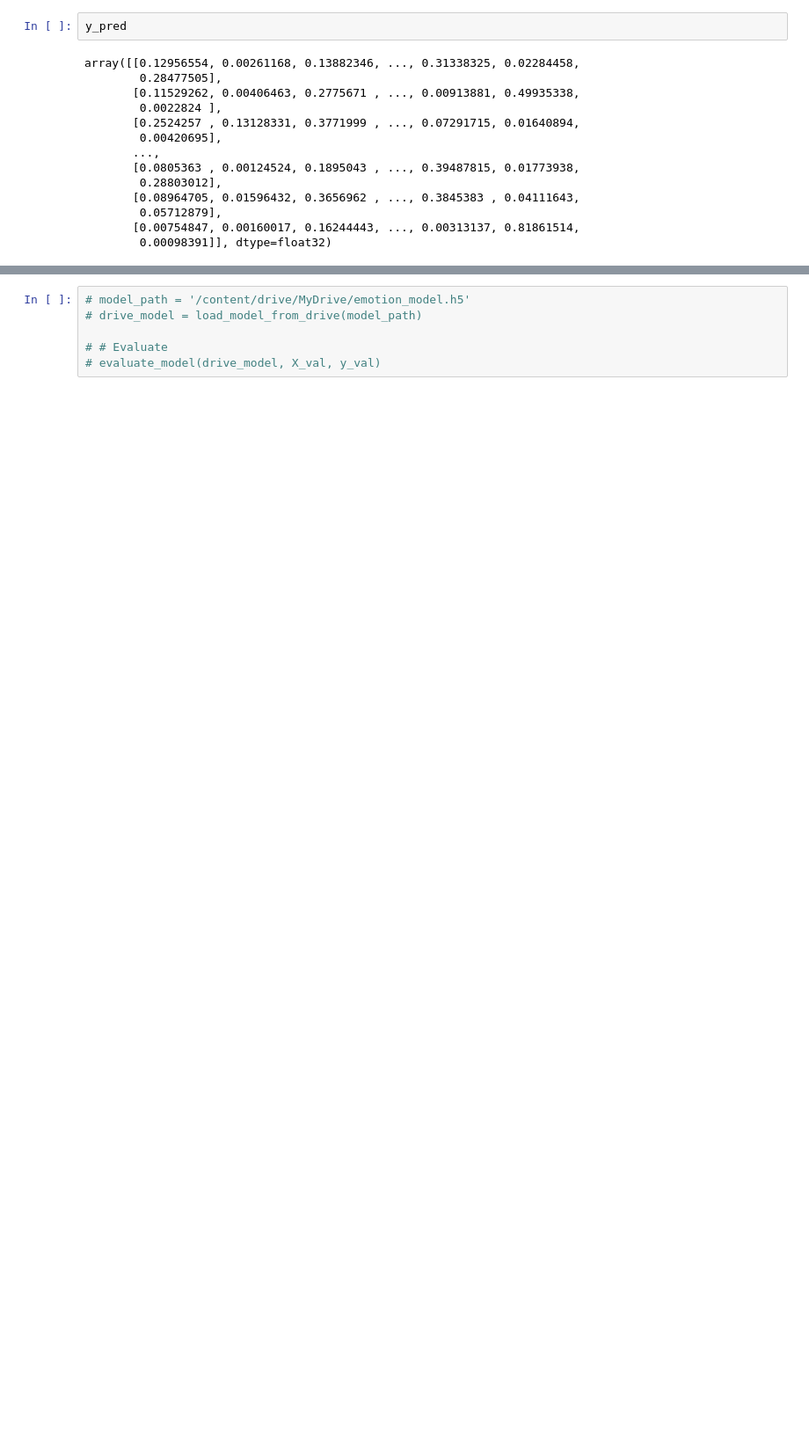
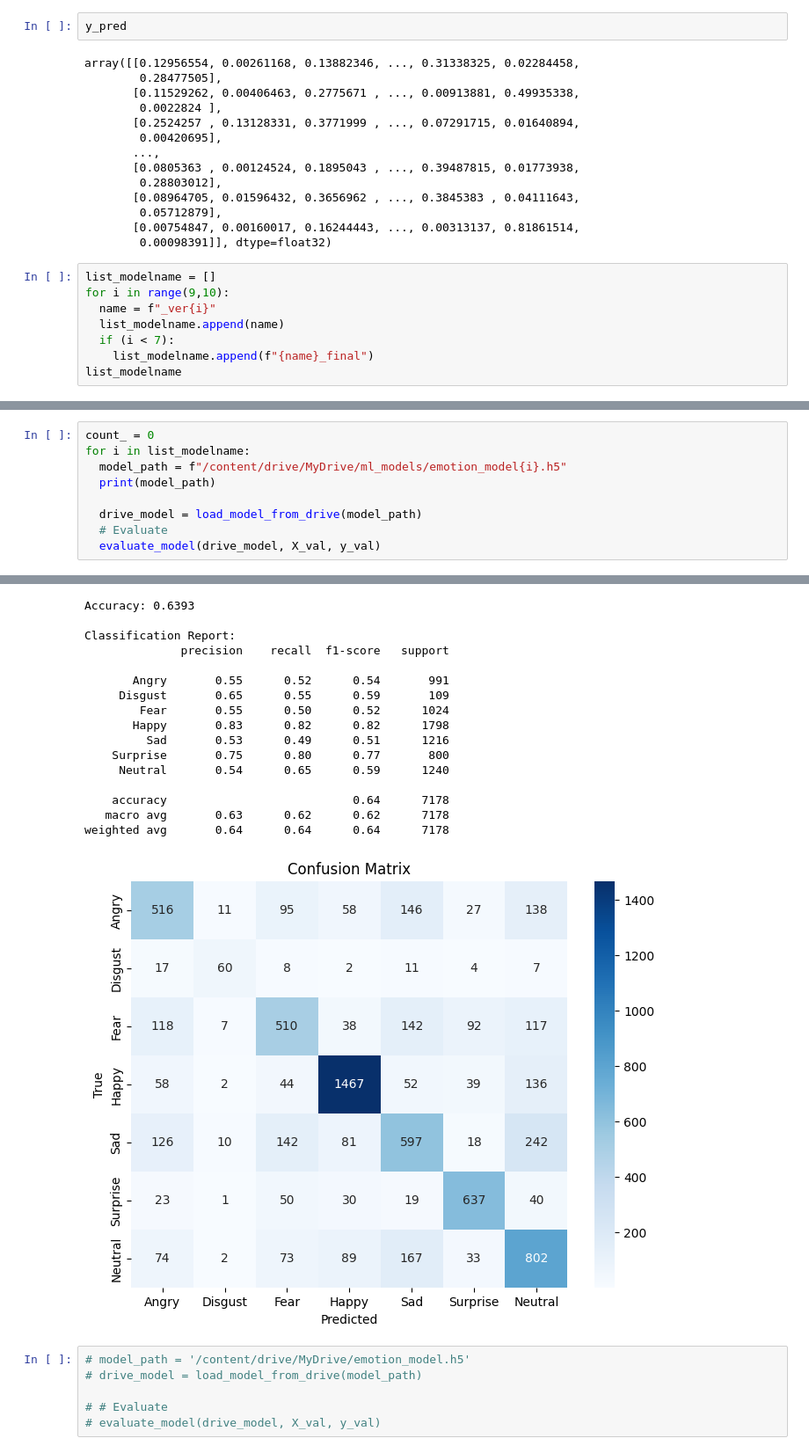
Before and after one commit to Thanwarin/robot-webots, a Jupyter notebook: emotion_detection_Evaluation_Framework.ipynb, the cells around one changed output, grey strips where cells are left out. Shown: that part at 88% size. Cells and saved outputs as stored; diff of their text form; blank space fills up the shorter version.

```diff
--- a/emotion_detection_Evaluation_Framework.ipynb
+++ b/emotion_detection_Evaluation_Framework.ipynb
@@ -327,3 +328,11 @@ array([[0.12956554, 0.00261168, 0.13882346, ..., 0.31338325, 0.02284458,
         0.05712879],
        [0.00754847, 0.00160017, 0.16244443, ..., 0.00313137, 0.81861514,
         0.00098391]], dtype=float32)
+# %%
+list_modelname = []
+for i in range(9,10):
+  name = f"_ver{i}"
+  list_modelname.append(name)
+  if (i < 7):
+    list_modelname.append(f"{name}_final")
+list_modelname
@@ -329,0 +341,10 @@ array([[0.12956554, 0.00261168, 0.13882346, ..., 0.31338325, 0.02284458,
+# %%
+count_ = 0
+for i in list_modelname:
+  model_path = f"/content/drive/MyDrive/ml_models/emotion_model{i}.h5"
+  print(model_path)
+
+  drive_model = load_model_from_drive(model_path)
+  # Evaluate
+  evaluate_model(drive_model, X_val, y_val)
+# %% [output]
@@ -330,3 +353,20 @@ array([[0.12956554, 0.00261168, 0.13882346, ..., 0.31338325, 0.02284458,
+Accuracy: 0.6393
+
+Classification Report:
+              precision    recall  f1-score   support
+
+       Angry       0.55      0.52      0.54       991
+     Disgust       0.65      0.55      0.59       109
+        Fear       0.55      0.50      0.52      1024
+       Happy       0.83      0.82      0.82      1798
+         Sad       0.53      0.49      0.51      1216
+    Surprise       0.75      0.80      0.77       800
+     Neutral       0.54      0.65      0.59      1240
+
+    accuracy                           0.64      7178
+   macro avg       0.63      0.62      0.62      7178
+weighted avg       0.64      0.64      0.64      7178
+[figure, added]
 # %%
 # model_path = '/content/drive/MyDrive/emotion_model.h5'
 # drive_model = load_model_from_drive(model_path)
```
Also changed, not shown: parts of 4 cells of this notebook.
